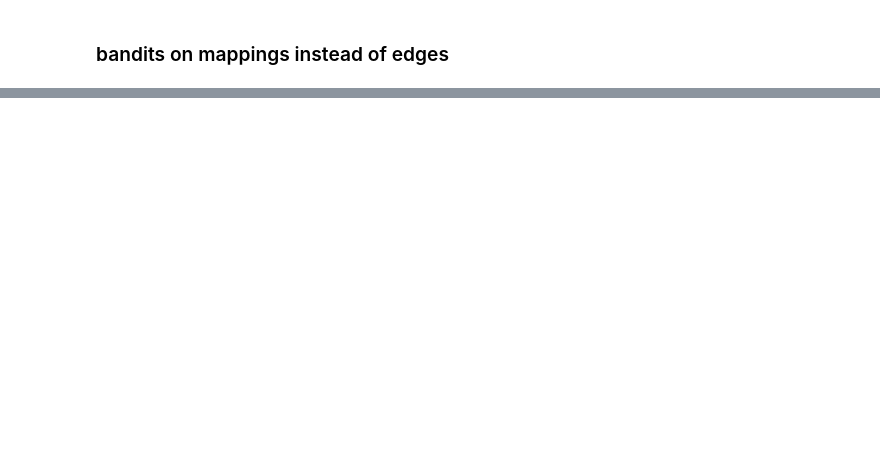
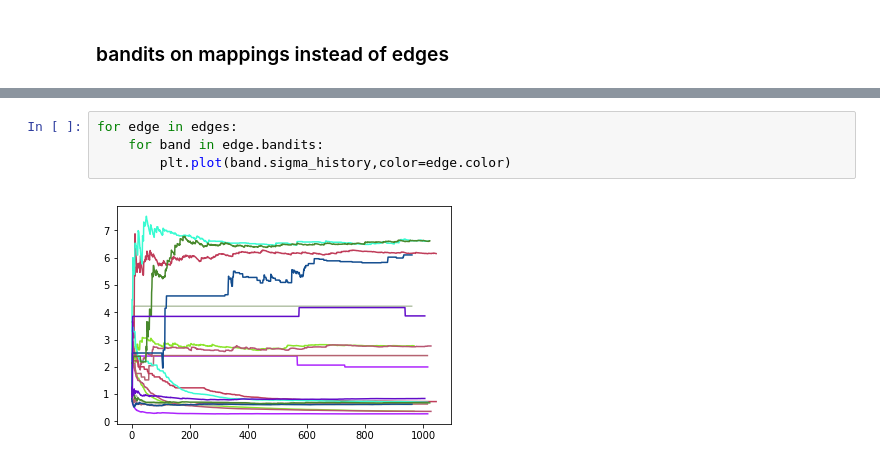
Before and after one commit to hannahbrucemacdonald/drugbandit, a Jupyter notebook: examples/relative/Untitled.ipynb, the cells around one changed output, grey strips where cells are left out. Drawn from its saved outputs; the diff is of its cells as text; blank space fills up the shorter version.

```diff
--- a/examples/relative/Untitled.ipynb
+++ b/examples/relative/Untitled.ipynb
@@ -163,0 +262,6 @@ phenol-toluene
+# %%
+for edge in edges:
+    for band in edge.bandits:
+        plt.plot(band.sigma_history,color=edge.color)
+# %% [output]
+[figure, added]
```
Also changed, not shown: parts of 9 cells of this notebook, 3 other files.
